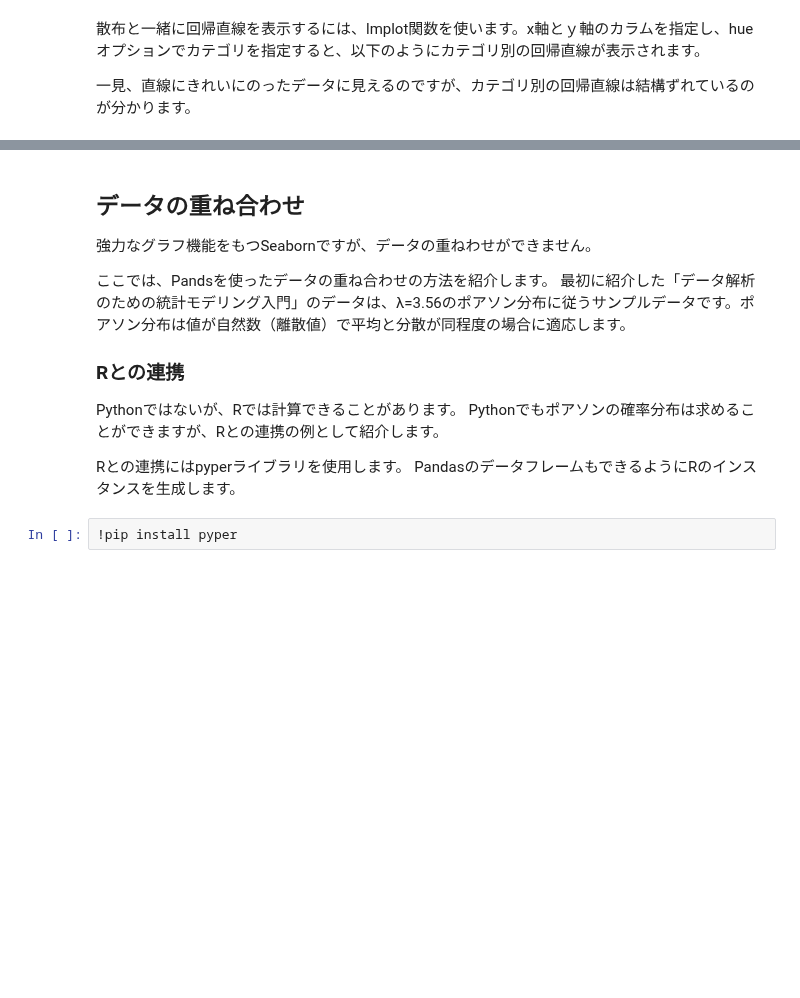
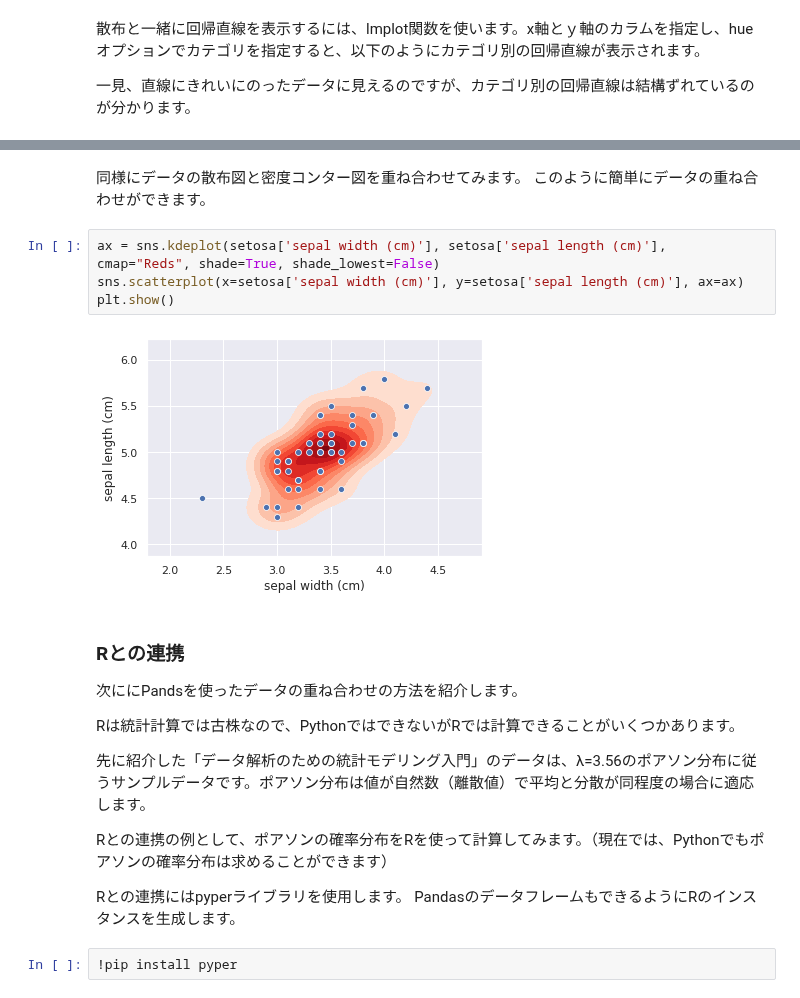
Before and after one commit to take-pwave/notebook, a Jupyter notebook: GoogleColab/DataVisualize.ipynb, the cells around one changed output, grey strips where cells are left out. Drawn from its saved outputs; the diff is of its cells as text; blank space fills up the shorter version.

```diff
--- a/GoogleColab/DataVisualize.ipynb
+++ b/GoogleColab/DataVisualize.ipynb
@@ -279,13 +294,21 @@ plt.show()
+# %% [markdown]
+同様にデータの散布図と密度コンター図を重ね合わせてみます。
+このように簡単にデータの重ね合わせができます。
+# %%
+ax = sns.kdeplot(setosa['sepal width (cm)'], setosa['sepal length (cm)'], cmap="Reds", shade=True, shade_lowest=False)
+sns.scatterplot(x=setosa['sepal width (cm)'], y=setosa['sepal length (cm)'], ax=ax)
+plt.show()
+# %% [output]
+[figure, added]
 # %% [markdown]
-## データの重ね合わせ
-強力なグラフ機能をもつSeabornですが、データの重ねわせができません。
+### Rとの連携
+次ににPandsを使ったデータの重ね合わせの方法を紹介します。
 
-ここでは、Pandsを使ったデータの重ね合わせの方法を紹介します。
-最初に紹介した「データ解析のための統計モデリング入門」のデータは、λ=3.56のポアソン分布に従うサンプルデータです。ポアソン分布は値が自然数（離散値）で平均と分散が同程度の場合に適応します。
+Rは統計計算では古株なので、PythonではできないがRでは計算できることがいくつかあります。
 
-### Rとの連携
-Pythonではないが、Rでは計算できることがあります。
-Pythonでもポアソンの確率分布は求めることができますが、Rとの連携の例として紹介します。
+先に紹介した「データ解析のための統計モデリング入門」のデータは、λ=3.56のポアソン分布に従うサンプルデータです。ポアソン分布は値が自然数（離散値）で平均と分散が同程度の場合に適応します。
+
+Rとの連携の例として、ポアソンの確率分布をRを使って計算してみます。（現在では、Pythonでもポアソンの確率分布は求めることができます）
 
 Rとの連携にはpyperライブラリを使用します。
 PandasのデータフレームもできるようにRのインスタンスを生成します。
```
Also changed, not shown: parts of 9 cells of this notebook, 1 other file.
